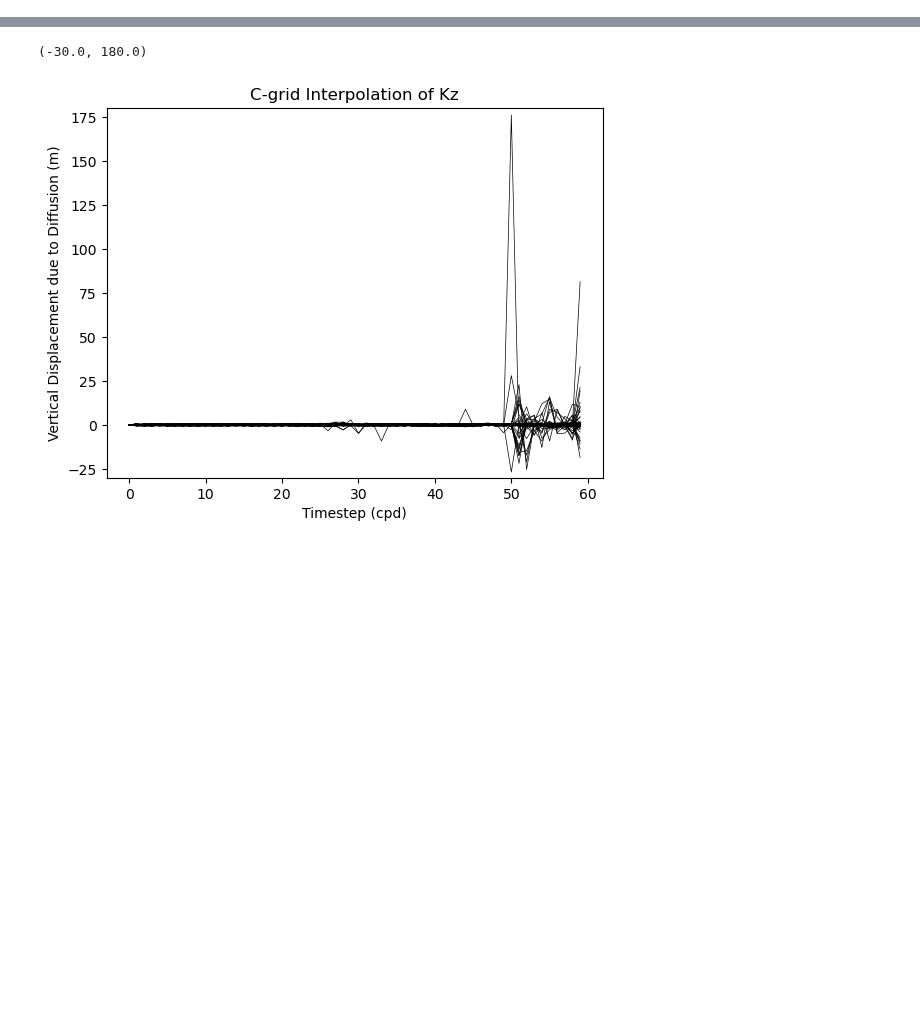
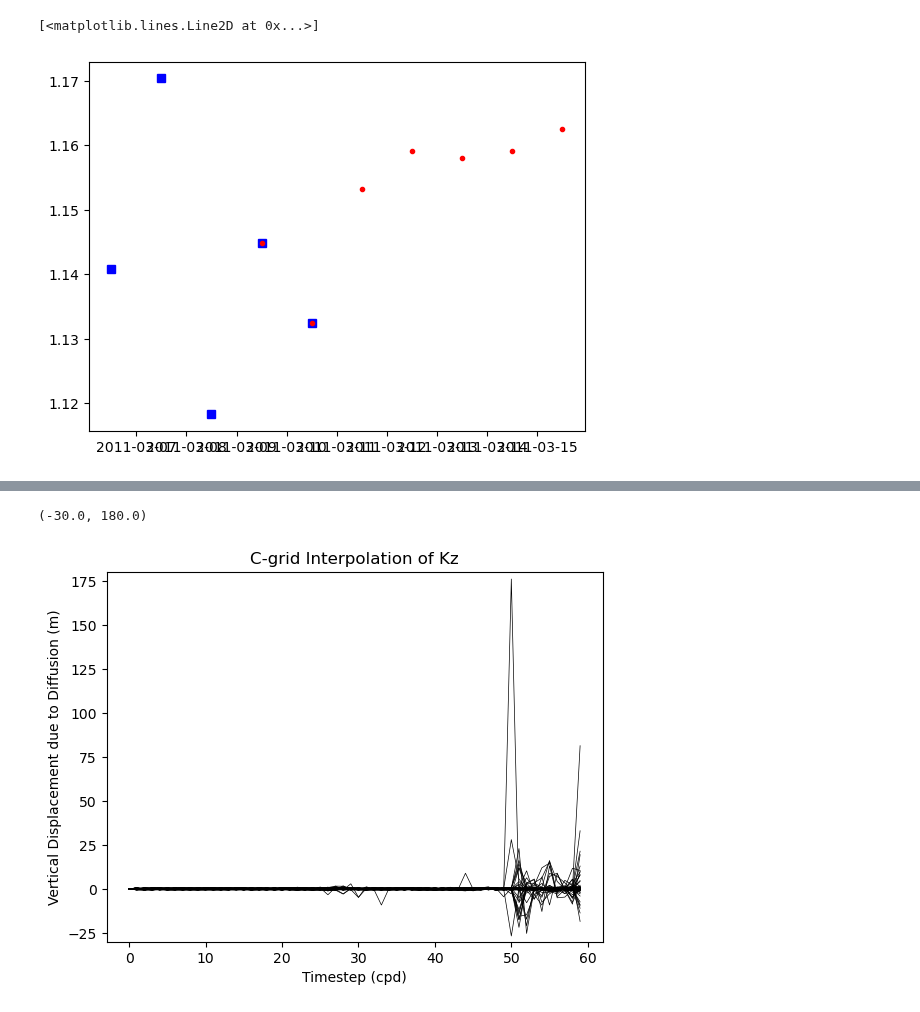
Before and after one commit to OceanParcels/Backtracking_Abyssal_Nanoplastics, a Jupyter notebook: notebooks/zarr_outputs.ipynb, the cells around one changed output, grey strips where cells are left out. Saved outputs shown, nothing was run; the diff lists cells and outputs as text; code cells hidden in the pictures; blank space fills up the shorter version.

```diff
--- a/notebooks/zarr_outputs.ipynb
+++ b/notebooks/zarr_outputs.ipynb
@@ -41,0 +52,7 @@ Data variables: (12/19)
+# %%
+pp = 40
+plt.plot(tt.time[pp, :], tt.cons_temperature[pp, :], 'bs')
+plt.plot(sim.time[pp, -7:], sim.cons_temperature[pp,-7:], 'r.')
+# %% [output]
+[<matplotlib.lines.Line2D at 0x...>]
+[figure, added]
```
Also changed, not shown: parts of 14 cells of this notebook, 6 other files.
